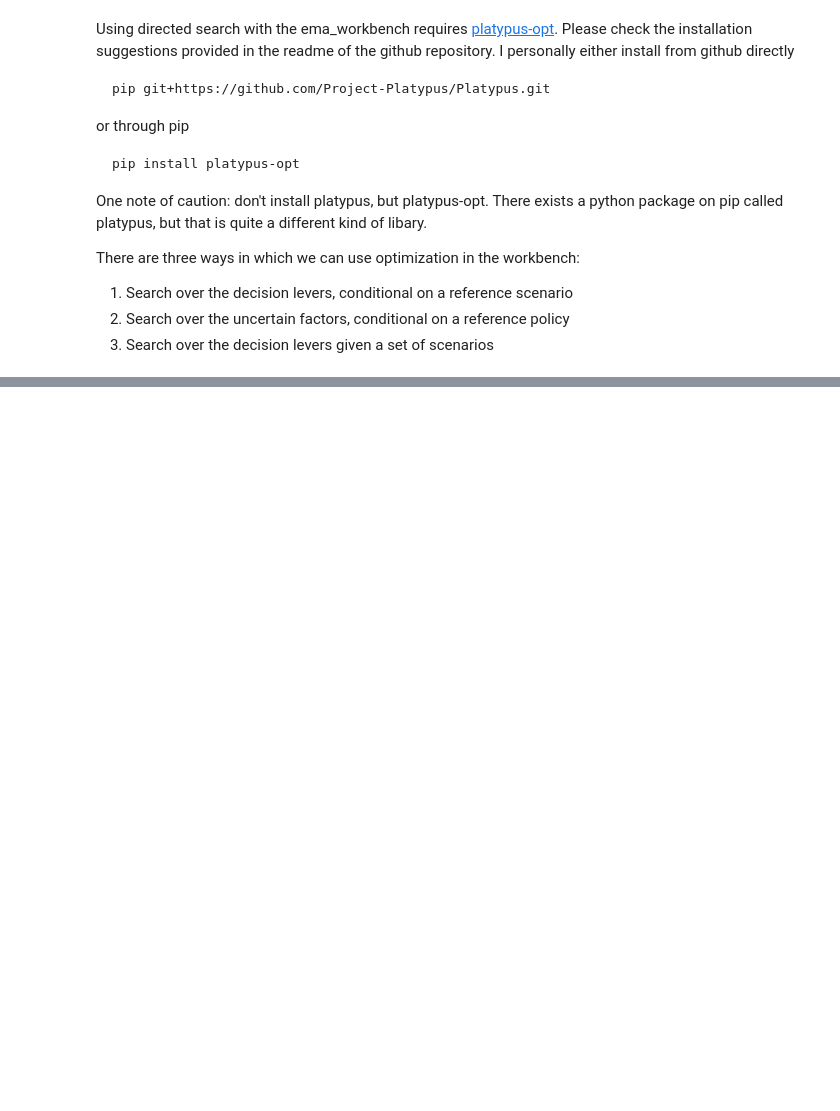
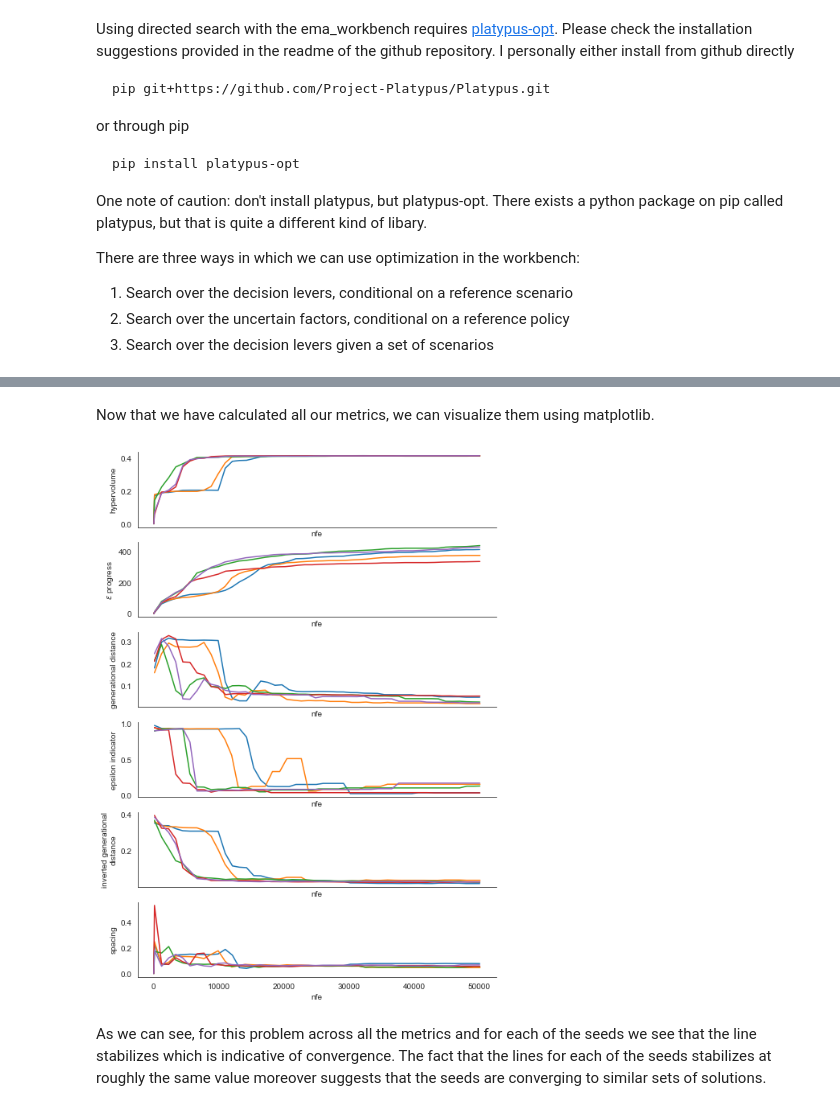
Before and after one commit to quaquel/EMAworkbench, a Jupyter notebook: docs/source/indepth_tutorial/directed-search.ipynb, the cells around one changed output, grey strips where cells are left out. Cells and saved outputs as stored; diff of their text form; code cells hidden in the pictures; blank space fills up the shorter version.

```diff
--- a/docs/source/indepth_tutorial/directed-search.ipynb
+++ b/docs/source/indepth_tutorial/directed-search.ipynb
@@ -152,0 +128,9 @@ plt.show()
+# %%
+results = []
+with MultiprocessingEvaluator(model) as evaluator:
+    # we run 5 seperate optimizations
+    for _ in range(5):
+        result = evaluator.optimize(
+            nfe=5000, searchover="levers", epsilons=[0.05] * len(model.outcomes)
+        )
+        results.append(result)
@@ -152,0 +204,6 @@ plt.show()
+# %%
+all_archives = []
+
+for i in range(5):
+    archives = ArchiveLogger.load_archives(f"./archives/{i}.tar.gz")
+    all_archives.append(archives)
@@ -153,3 +249,40 @@ plt.show()
+# %% [markdown]
+Now that we have calculated all our metrics, we can visualize them using matplotlib.
+# %%
+sns.set_style("white")
+fig, axes = plt.subplots(nrows=6, figsize=(8, 12), sharex=True)
+
+ax1, ax2, ax3, ax4, ax5, ax6 = axes
+
+for metrics, convergence in zip(metrics_by_seed, convergences):
+    ax1.plot(metrics.nfe, metrics.hypervolume)
+    ax1.set_ylabel("hypervolume")
+
+    ax2.plot(convergence.nfe, convergence.epsilon_progress)
+    ax2.set_ylabel("$\epsilon$ progress")
+
+    ax3.plot(metrics.nfe, metrics.generational_distance)
+    ax3.set_ylabel("generational distance")
+
+    ax4.plot(metrics.nfe, metrics.epsilon_indicator)
+    ax4.set_ylabel("epsilon indicator")
+
+    ax5.plot(metrics.nfe, metrics.inverted_gd)
+    ax5.set_ylabel("inverted generational\ndistance")
+
+    ax6.plot(metrics.nfe, metrics.spacing)
+    ax6.set_ylabel("spacing")
+
+ax6.set_xlabel("nfe")
+
+
+sns.despine(fig)
+
+plt.show()
+# %% [output]
+[figure, added]
+# %% [markdown]
+As we can see, for this problem across all the metrics and for each of the seeds we see that the line stabilizes which is indicative of convergence. The fact that the lines for each of the seeds stabilizes at roughly the same value moreover suggests that the seeds are converging to similar sets of solutions.
 # %% [markdown]
 ### Changing the reference scenario
 
```
Also changed, not shown: parts of 37 cells of this notebook, 9 other files.
